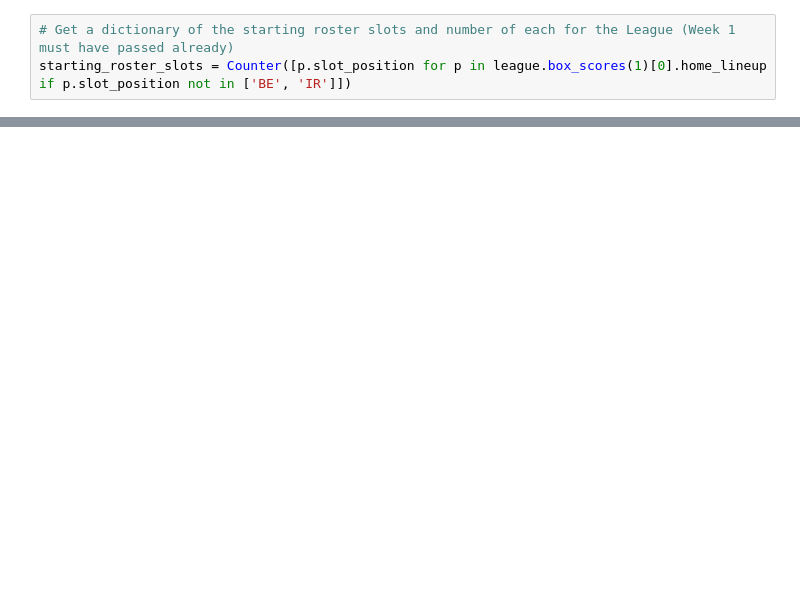
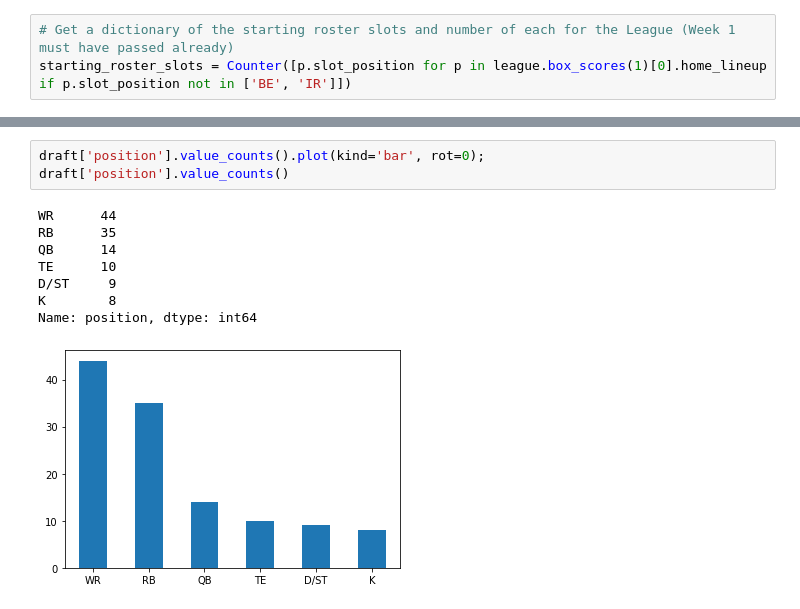
Before and after one commit to DesiPilla/espn-api-v3, a Jupyter notebook: code/new espn.ipynb, the cells around one changed output, grey strips where cells are left out. Cells and saved outputs as stored; diff of their text form; blank space fills up the shorter version.

```diff
--- a/code/new espn.ipynb
+++ b/code/new espn.ipynb
@@ -181,0 +484,12 @@ get_top_players(team, week, slot, num_players)
+# %%
+draft['position'].value_counts().plot(kind='bar', rot=0);
+draft['position'].value_counts()
+# %% [output]
+WR      44
+RB      35
+QB      14
+TE      10
+D/ST     9
+K        8
+Name: position, dtype: int64
+[figure, added]
```
Also changed, not shown: parts of 40 cells of this notebook, 6 other files.
